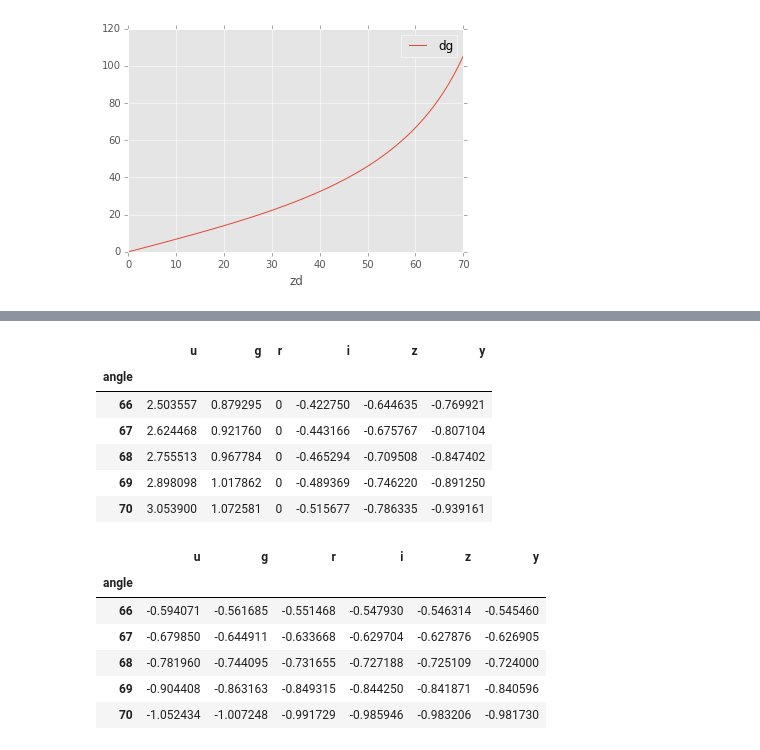
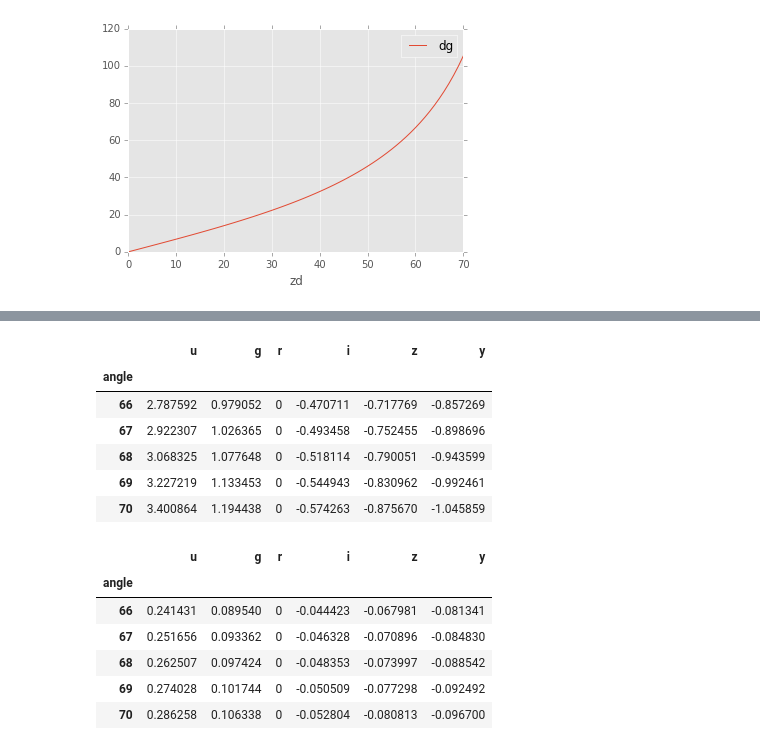
Before and after one commit to isullivan/LSST-DCR, a Jupyter notebook: code/notebooks/sims_coordUtils_test.ipynb, the cells around one changed output, grey strips where cells are left out. Cells and saved outputs as stored; diff of their text form; code cells hidden in the pictures.

```diff
--- a/code/notebooks/sims_coordUtils_test.ipynb
+++ b/code/notebooks/sims_coordUtils_test.ipynb
@@ -44,17 +44,17 @@ H2O_pressure = f / 7.5006168
 print pressure
 
 ## meanTemperature=284.655, meanPressure=749.3, meanHumidity=0.4
-lsstSite = Site(meanTemperature=temperature, meanPressure=pressure)
+site = Site(meanTemperature=temperature, meanPressure=pressure)
 
 zd = 40. * np.pi / 180.
 print zd
 
 wave1 = 625.
-refco = au.refractionCoefficients(wave1/1000., lsstSite) ## takes wavelength in microns
+refco = au.refractionCoefficients(wave1/1000., site) ## takes wavelength in microns
 ref1 = (au.applyRefraction(zd, refco[0], refco[1]) - zd) * 180.0 / np.pi * 3600.
 
 wave2 = 350.
-refco = au.refractionCoefficients(wave2/1000., lsstSite) ## wavelength in microns
+refco = au.refractionCoefficients(wave2/1000., site) ## wavelength in microns
 ref2 = (au.applyRefraction(zd, refco[0], refco[1]) - zd) * 180.0 / np.pi * 3600.
 
 print ref2 - ref1
@@ -99,9 +99,9 @@ temperature = T + 273.15
 H2O_pressure = f / 7.5006168
 print pressure
 
-site = Site(meanTemperature=temperature, meanPressure=pressure)
+LSSTsite = Site() ## use LSST defaults ## meanTemperature=temperature, meanPressure=pressure)
 
-def computeRefro(zd, wavelength, site):
+def computeRefro(zd, wavelength, LSSTsite):
     ref1 = palpy.refro(zd, site.height,
                     site.meanTemperature,
                     site.meanPressure,
@@ -240,0 +243,9 @@ tmp_df.plot(x='zd', y='dg')
+# %%
+LSSTsite = Site()
+dg2 = getOffsets(waveleng, fluxg, angles, LSSTsite)
+tmp_df = pd.DataFrame({'zd': angles, 'dg': dg2})
+tmp_df.plot(x='zd', y='dg')
+
+import pickle
+tmp_df_s14 = pickle.load(open("zzz.p", "rb"))
+(tmp_df-tmp_df_s14).plot(y='dg')
@@ -259,7 +276,7 @@ def compute_dcr(SED, site, filters='ugrizy', angles=np.linspace(0,70,71), relati
     return df
 
 angles = np.linspace(0,70,71)
-df = compute_dcr(star, site, 'ugrizy', angles)
+df = compute_dcr(star, LSSTsite, 'ugrizy', angles)
 ax = df.plot(colormap=cm.rainbow)
 ax.set_ylabel('Total refraction (star), arcsec')
 # %% [output]
@@ -277,21 +294,21 @@ sizeme(df2.tail())
 # %% [output]
 |  | u | g | r | i | z | y |
 | angle |  |  |  |  |  |  |
-| 66 | 2.503557 | 0.879295 | 0 | -0.422750 | -0.644635 | -0.769921 |
-| 67 | 2.624468 | 0.921760 | 0 | -0.443166 | -0.675767 | -0.807104 |
-| 68 | 2.755513 | 0.967784 | 0 | -0.465294 | -0.709508 | -0.847402 |
-| 69 | 2.898098 | 1.017862 | 0 | -0.489369 | -0.746220 | -0.891250 |
-| 70 | 3.053900 | 1.072581 | 0 | -0.515677 | -0.786335 | -0.939161 |
+| 66 | 2.787592 | 0.979052 | 0 | -0.470711 | -0.717769 | -0.857269 |
+| 67 | 2.922307 | 1.026365 | 0 | -0.493458 | -0.752455 | -0.898696 |
+| 68 | 3.068325 | 1.077648 | 0 | -0.518114 | -0.790051 | -0.943599 |
+| 69 | 3.227219 | 1.133453 | 0 | -0.544943 | -0.830962 | -0.992461 |
+| 70 | 3.400864 | 1.194438 | 0 | -0.574263 | -0.875670 | -1.045859 |
 # %%
 import pickle
-df_chroma = pickle.load(open("save2.p", "rb"))
-sizeme((df - df_chroma).tail())
+df_s14 = pickle.load(open("save2.p", "rb"))
+sizeme((df.copy().sub(df['r'], axis=0) - df_s14.copy().sub(df_s14['r'], axis=0)).tail())
 # %% [output]
 |  | u | g | r | i | z | y |
 | angle |  |  |  |  |  |  |
-| 66 | -0.594071 | -0.561685 | -0.551468 | -0.547930 | -0.546314 | -0.545460 |
-| 67 | -0.679850 | -0.644911 | -0.633668 | -0.629704 | -0.627876 | -0.626905 |
-| 68 | -0.781960 | -0.744095 | -0.731655 | -0.727188 | -0.725109 | -0.724000 |
-| 69 | -0.904408 | -0.863163 | -0.849315 | -0.844250 | -0.841871 | -0.840596 |
-| 70 | -1.052434 | -1.007248 | -0.991729 | -0.985946 | -0.983206 | -0.981730 |
+| 66 | 0.241431 | 0.089540 | 0 | -0.044423 | -0.067981 | -0.081341 |
+| 67 | 0.251656 | 0.093362 | 0 | -0.046328 | -0.070896 | -0.084830 |
+| 68 | 0.262507 | 0.097424 | 0 | -0.048353 | -0.073997 | -0.088542 |
+| 69 | 0.274028 | 0.101744 | 0 | -0.050509 | -0.077298 | -0.092492 |
+| 70 | 0.286258 | 0.106338 | 0 | -0.052804 | -0.080813 | -0.096700 |
 # %%
```
Also changed, not shown: parts of 12 cells of this notebook.
